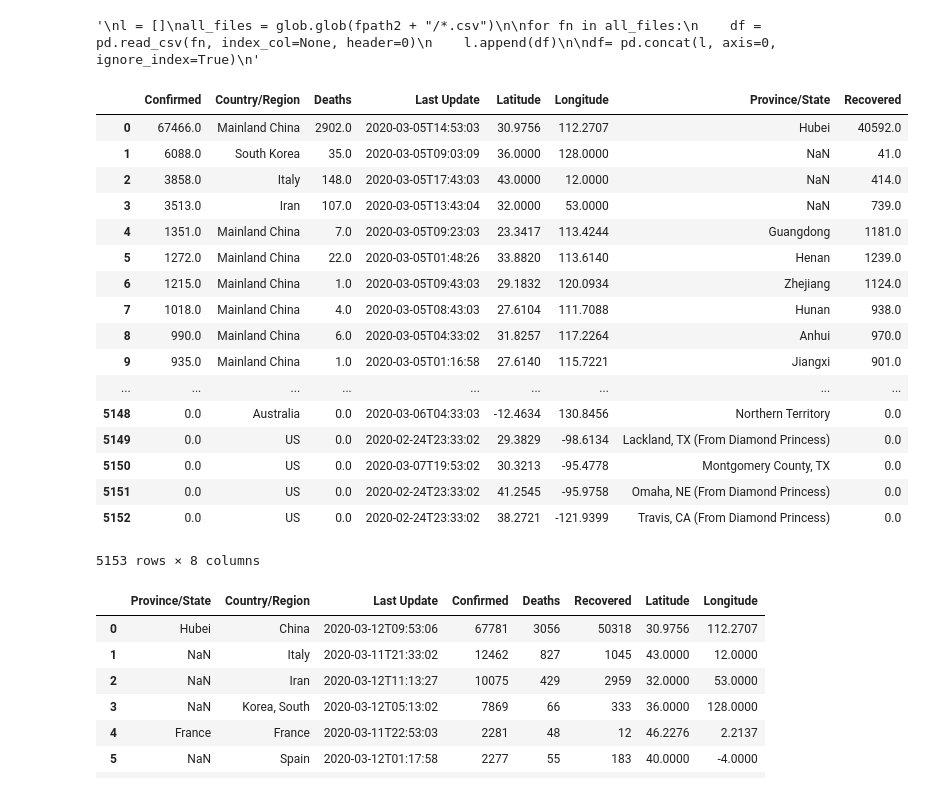
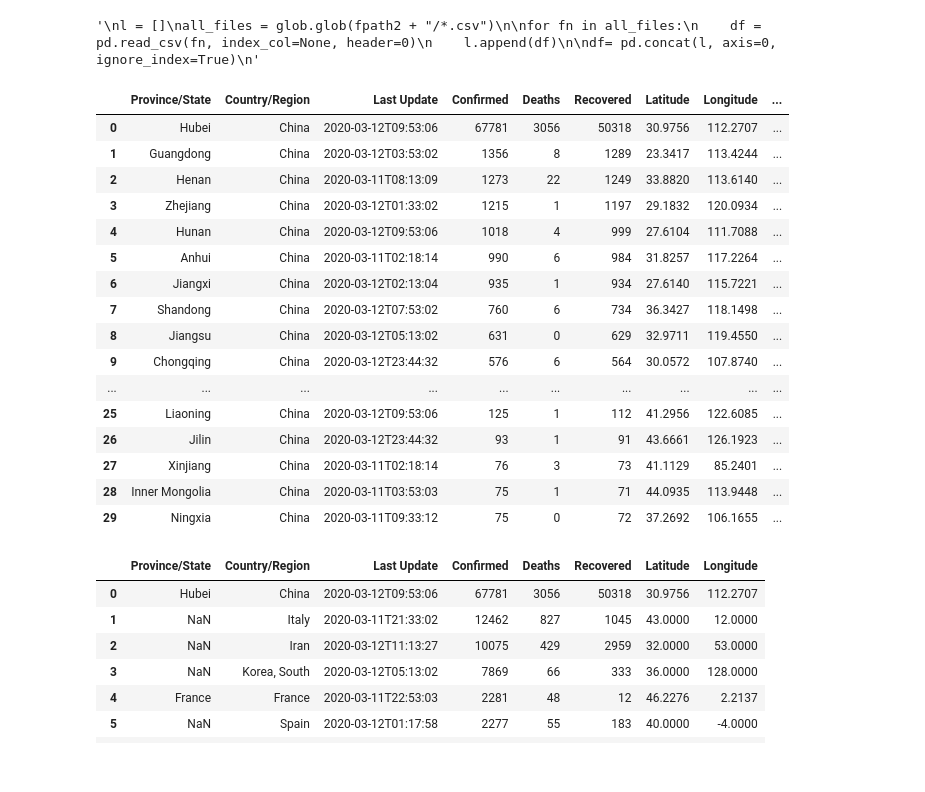
Before and after one commit to mpruna/COVID-19_Interactive, a Jupyter notebook: covid-19.ipynb, the cells around one changed output. Saved outputs shown, nothing was run; the diff lists cells and outputs as text; code cells hidden in the pictures.

```diff
--- a/covid-19.ipynb
+++ b/covid-19.ipynb
@@ -44,26 +44,25 @@ df= pd.concat(l, axis=0, ignore_index=True)
 # %% [output]
 '\nl = []\nall_files = glob.glob(fpath2 + "/*.csv")\n\nfor fn in all_files:\n    df = pd.read_csv(fn, index_col=None, header=0)\n    l.append(df)\n\ndf= pd.concat(l, axis=0, ignore_index=True)\n'
 # %%
-df
+df.head(30)
 # %% [output]
-|  | Confirmed | Country/Region | Deaths | Last Update | Latitude | Longitude | Province/State | Recovered |
-| 0 | 67466.0 | Mainland China | 2902.0 | 2020-03-05T14:53:03 | 30.9756 | 112.2707 | Hubei | 40592.0 |
-| 1 | 6088.0 | South Korea | 35.0 | 2020-03-05T09:03:09 | 36.0000 | 128.0000 | NaN | 41.0 |
-| 2 | 3858.0 | Italy | 148.0 | 2020-03-05T17:43:03 | 43.0000 | 12.0000 | NaN | 414.0 |
-| 3 | 3513.0 | Iran | 107.0 | 2020-03-05T13:43:04 | 32.0000 | 53.0000 | NaN | 739.0 |
-| 4 | 1351.0 | Mainland China | 7.0 | 2020-03-05T09:23:03 | 23.3417 | 113.4244 | Guangdong | 1181.0 |
-| 5 | 1272.0 | Mainland China | 22.0 | 2020-03-05T01:48:26 | 33.8820 | 113.6140 | Henan | 1239.0 |
-| 6 | 1215.0 | Mainland China | 1.0 | 2020-03-05T09:43:03 | 29.1832 | 120.0934 | Zhejiang | 1124.0 |
-| 7 | 1018.0 | Mainland China | 4.0 | 2020-03-05T08:43:03 | 27.6104 | 111.7088 | Hunan | 938.0 |
-| 8 | 990.0 | Mainland China | 6.0 | 2020-03-05T04:33:02 | 31.8257 | 117.2264 | Anhui | 970.0 |
-| 9 | 935.0 | Mainland China | 1.0 | 2020-03-05T01:16:58 | 27.6140 | 115.7221 | Jiangxi | 901.0 |
-| ... | ... | ... | ... | ... | ... | ... | ... | ... |
-| 5148 | 0.0 | Australia | 0.0 | 2020-03-06T04:33:03 | -12.4634 | 130.8456 | Northern Territory | 0.0 |
-| 5149 | 0.0 | US | 0.0 | 2020-02-24T23:33:02 | 29.3829 | -98.6134 | Lackland, TX (From Diamond Princess) | 0.0 |
-| 5150 | 0.0 | US | 0.0 | 2020-03-07T19:53:02 | 30.3213 | -95.4778 | Montgomery County, TX | 0.0 |
-| 5151 | 0.0 | US | 0.0 | 2020-02-24T23:33:02 | 41.2545 | -95.9758 | Omaha, NE (From Diamond Princess) | 0.0 |
-| 5152 | 0.0 | US | 0.0 | 2020-02-24T23:33:02 | 38.2721 | -121.9399 | Travis, CA (From Diamond Princess) | 0.0 |
+|  | Province/State | Country/Region | Last Update | Confirmed | Deaths | Recovered | Latitude | Longitude | ... |
+| 0 | Hubei | China | 2020-03-12T09:53:06 | 67781 | 3056 | 50318 | 30.9756 | 112.2707 | ... |
+| 1 | Guangdong | China | 2020-03-12T03:53:02 | 1356 | 8 | 1289 | 23.3417 | 113.4244 | ... |
+| 2 | Henan | China | 2020-03-11T08:13:09 | 1273 | 22 | 1249 | 33.8820 | 113.6140 | ... |
+| 3 | Zhejiang | China | 2020-03-12T01:33:02 | 1215 | 1 | 1197 | 29.1832 | 120.0934 | ... |
+| 4 | Hunan | China | 2020-03-12T09:53:06 | 1018 | 4 | 999 | 27.6104 | 111.7088 | ... |
+| 5 | Anhui | China | 2020-03-11T02:18:14 | 990 | 6 | 984 | 31.8257 | 117.2264 | ... |
+| 6 | Jiangxi | China | 2020-03-12T02:13:04 | 935 | 1 | 934 | 27.6140 | 115.7221 | ... |
+| 7 | Shandong | China | 2020-03-12T07:53:02 | 760 | 6 | 734 | 36.3427 | 118.1498 | ... |
+| 8 | Jiangsu | China | 2020-03-12T05:13:02 | 631 | 0 | 629 | 32.9711 | 119.4550 | ... |
+| 9 | Chongqing | China | 2020-03-12T23:44:32 | 576 | 6 | 564 | 30.0572 | 107.8740 | ... |
+| ... | ... | ... | ... | ... | ... | ... | ... | ... | ... |
+| 25 | Liaoning | China | 2020-03-12T09:53:06 | 125 | 1 | 112 | 41.2956 | 122.6085 | ... |
+| 26 | Jilin | China | 2020-03-12T23:44:32 | 93 | 1 | 91 | 43.6661 | 126.1923 | ... |
+| 27 | Xinjiang | China | 2020-03-11T02:18:14 | 76 | 3 | 73 | 41.1129 | 85.2401 | ... |
+| 28 | Inner Mongolia | China | 2020-03-11T03:53:03 | 75 | 1 | 71 | 44.0935 | 113.9448 | ... |
+| 29 | Ningxia | China | 2020-03-11T09:33:12 | 75 | 0 | 72 | 37.2692 | 106.1655 | ... |
-5153 rows × 8 columns
 # %%
 today_df=pd.read_csv(fpath2+"/03-12-2020.csv")
 # %%
```
Also changed, not shown: parts of 4 cells of this notebook.
